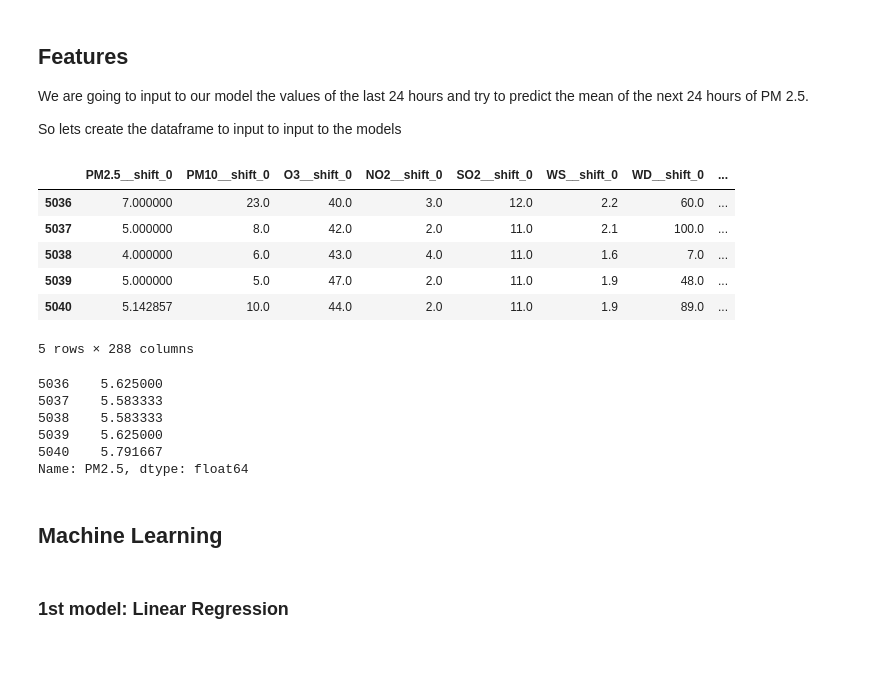
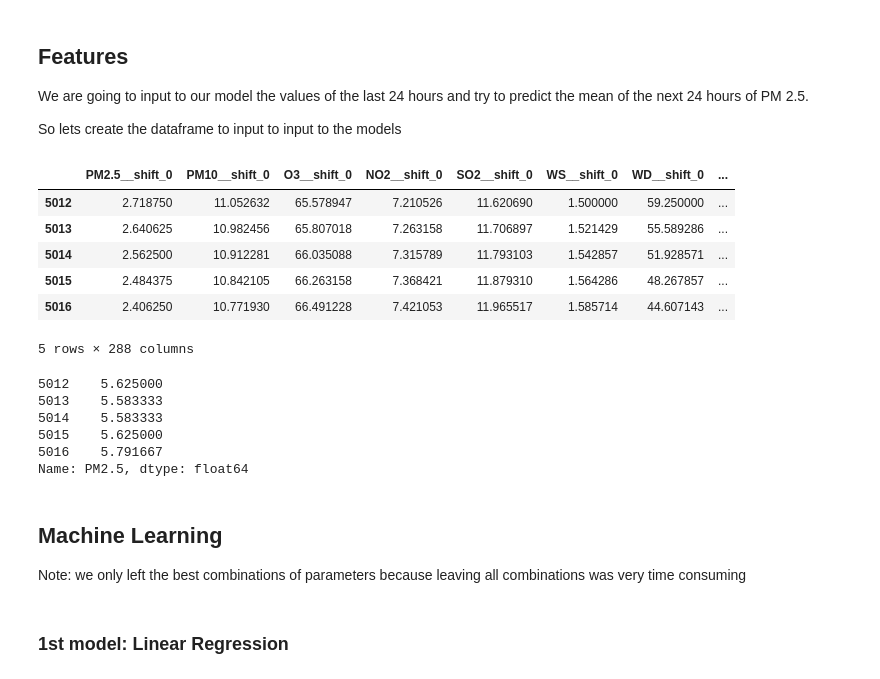
Before and after one commit to carlosdg/AirPollutionForecasting, a Jupyter notebook: Software/jupyter/notebooks/AirPollutionForecasting-48h.ipynb, the cells around one changed output. Saved outputs shown, nothing was run; the diff lists cells and outputs as text; code cells hidden in the pictures.

```diff
--- a/Software/jupyter/notebooks/AirPollutionForecasting.ipynb
+++ b/Software/jupyter/notebooks/AirPollutionForecasting-48h.ipynb
@@ -178,36 +178,38 @@ So lets create the dataframe to input to input to the models
 # %%
 def get_shifted_df(shift):
     return df_clean.iloc[shift:].reset_index(drop=True).add_suffix(f"__shift_{shift}")
 
 num_hours_lookbehind = 24
-num_hours_lookahead = 24
+num_hours_lookahead = 48
 
 X = pd.concat([get_shifted_df(i) for i in range(num_hours_lookbehind)], axis=1)
 X = X[:-(num_hours_lookbehind + num_hours_lookahead - 1)]
 
 X.tail()
 # %% [output]
 |  | PM2.5__shift_0 | PM10__shift_0 | O3__shift_0 | NO2__shift_0 | SO2__shift_0 | WS__shift_0 | WD__shift_0 | ... |
-| 5036 | 7.000000 | 23.0 | 40.0 | 3.0 | 12.0 | 2.2 | 60.0 | ... |
-| 5037 | 5.000000 | 8.0 | 42.0 | 2.0 | 11.0 | 2.1 | 100.0 | ... |
-| 5038 | 4.000000 | 6.0 | 43.0 | 4.0 | 11.0 | 1.6 | 7.0 | ... |
-| 5039 | 5.000000 | 5.0 | 47.0 | 2.0 | 11.0 | 1.9 | 48.0 | ... |
-| 5040 | 5.142857 | 10.0 | 44.0 | 2.0 | 11.0 | 1.9 | 89.0 | ... |
+| 5012 | 2.718750 | 11.052632 | 65.578947 | 7.210526 | 11.620690 | 1.500000 | 59.250000 | ... |
+| 5013 | 2.640625 | 10.982456 | 65.807018 | 7.263158 | 11.706897 | 1.521429 | 55.589286 | ... |
+| 5014 | 2.562500 | 10.912281 | 66.035088 | 7.315789 | 11.793103 | 1.542857 | 51.928571 | ... |
+| 5015 | 2.484375 | 10.842105 | 66.263158 | 7.368421 | 11.879310 | 1.564286 | 48.267857 | ... |
+| 5016 | 2.406250 | 10.771930 | 66.491228 | 7.421053 | 11.965517 | 1.585714 | 44.607143 | ... |
 5 rows × 288 columns
 # %%
-y = df_clean.iloc[num_hours_lookbehind:]["PM2.5"].rolling(window=num_hours_lookahead).mean()
+y = df_clean.iloc[(num_hours_lookbehind):]["PM2.5"].rolling(window=24).mean()
 y = y[(num_hours_lookahead - 1):].reset_index(drop=True)
 
 y.tail()
 # %% [output]
-5036    5.625000
-5037    5.583333
-5038    5.583333
-5039    5.625000
-5040    5.791667
+5012    5.625000
+5013    5.583333
+5014    5.583333
+5015    5.625000
+5016    5.791667
 Name: PM2.5, dtype: float64
-# %% [markdown]
-## Machine Learning
+# %% [markdown]
+## Machine Learning
+
+Note: we only left the best combinations of parameters because leaving all combinations was very time consuming
 # %%
 from sklearn.pipeline import make_pipeline
 from sklearn.model_selection import train_test_split, cross_validate, GridSearchCV
```
Also changed, not shown: parts of 33 cells of this notebook, 1 other file.
